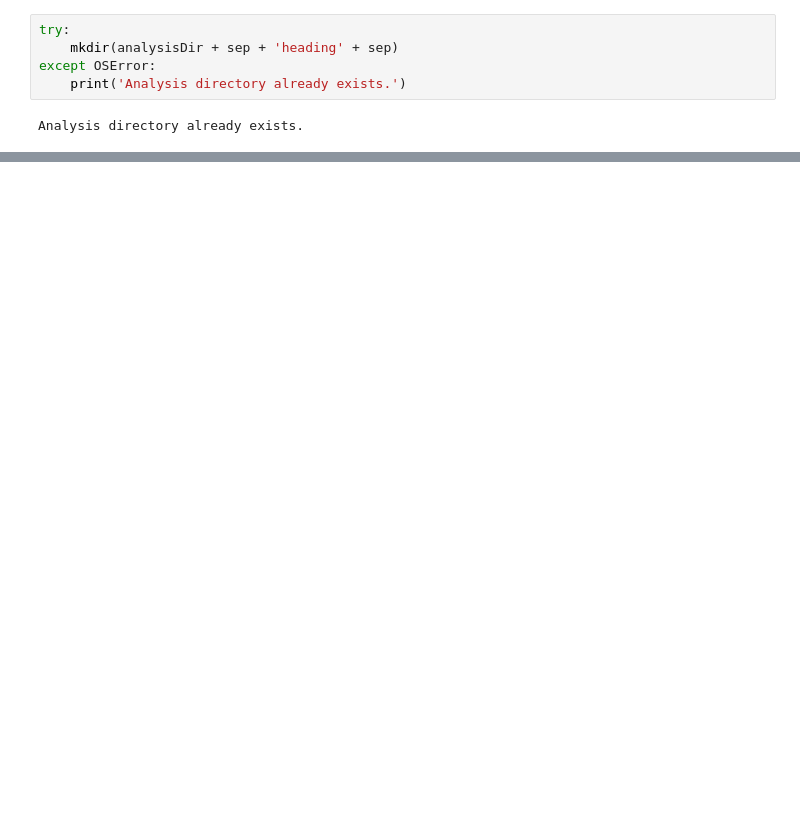
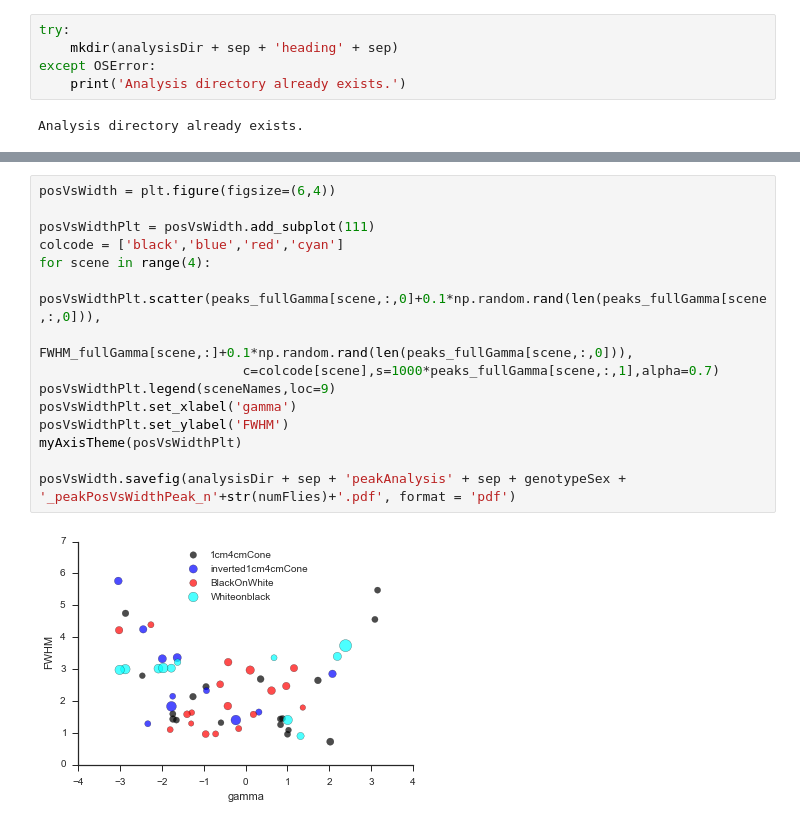
Before and after one commit to hjmh/flyNotebooks, a Jupyter notebook: flyVR/flyVR_multiTrialAnalysis_stripetracking_FlyOver095.ipynb, the cells around one changed output, grey strips where cells are left out. Drawn from its saved outputs; the diff is of its cells as text; blank space fills up the shorter version.

```diff
--- a/flyVR/flyVR_multiTrialAnalysis_stripetracking_FlyOver095.ipynb
+++ b/flyVR/flyVR_multiTrialAnalysis_stripetracking_FlyOver095.ipynb
@@ -380,0 +573,17 @@ fly 25 not moving
+# %%
+posVsWidth = plt.figure(figsize=(6,4))
+
+posVsWidthPlt = posVsWidth.add_subplot(111)
+colcode = ['black','blue','red','cyan']
+for scene in range(4):
+    posVsWidthPlt.scatter(peaks_fullGamma[scene,:,0]+0.1*np.random.rand(len(peaks_fullGamma[scene,:,0])),
+                          FWHM_fullGamma[scene,:]+0.1*np.random.rand(len(peaks_fullGamma[scene,:,0])),
+                          c=colcode[scene],s=1000*peaks_fullGamma[scene,:,1],alpha=0.7)
+posVsWidthPlt.legend(sceneNames,loc=9)
+posVsWidthPlt.set_xlabel('gamma')
+posVsWidthPlt.set_ylabel('FWHM')
+myAxisTheme(posVsWidthPlt)
+
+posVsWidth.savefig(analysisDir + sep + 'peakAnalysis' + sep + genotypeSex + '_peakPosVsWidthPeak_n'+str(numFlies)+'.pdf', format = 'pdf')
+# %% [output]
+[figure, added]
```
Also changed, not shown: parts of 17 cells of this notebook.
